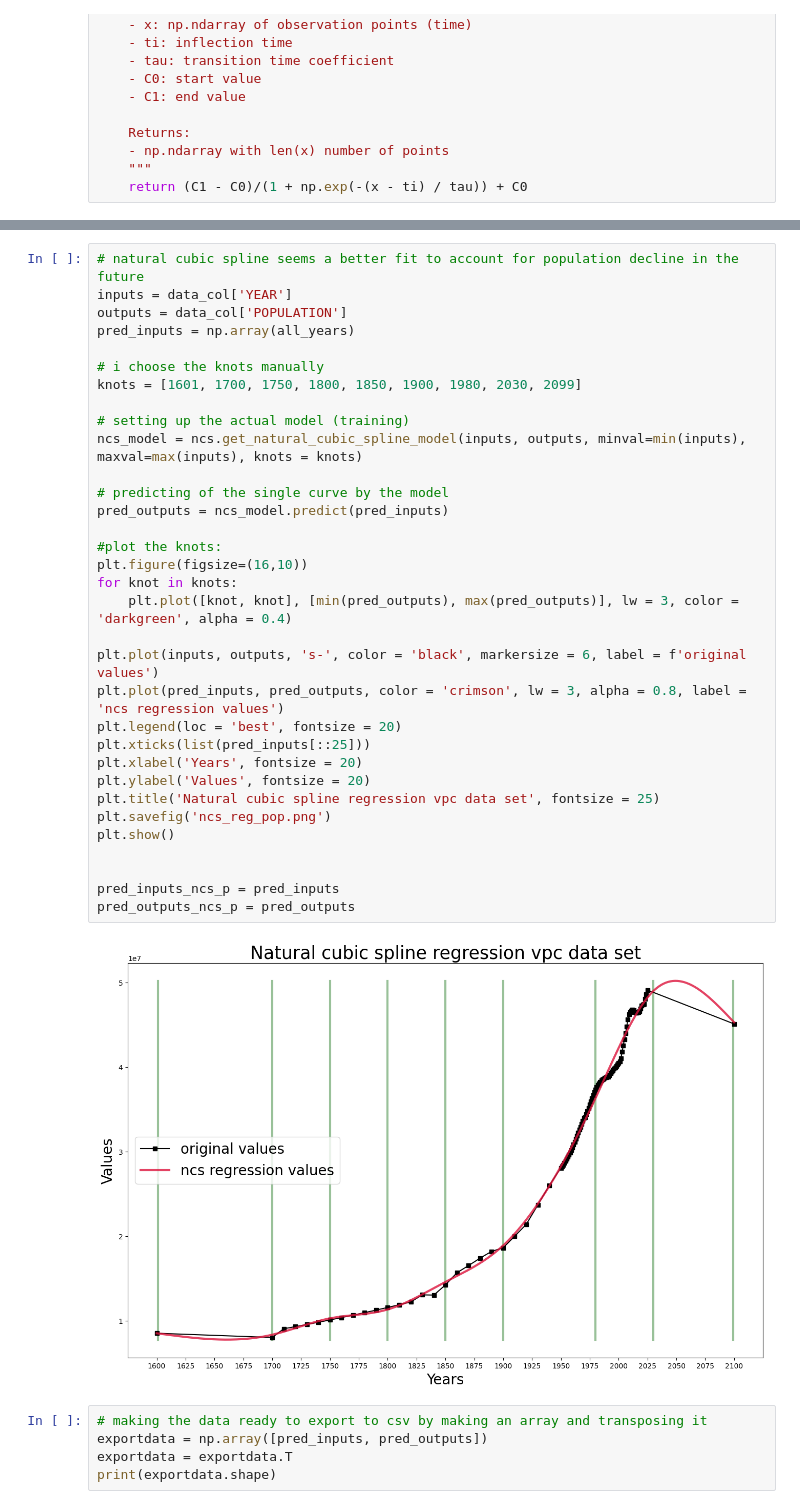
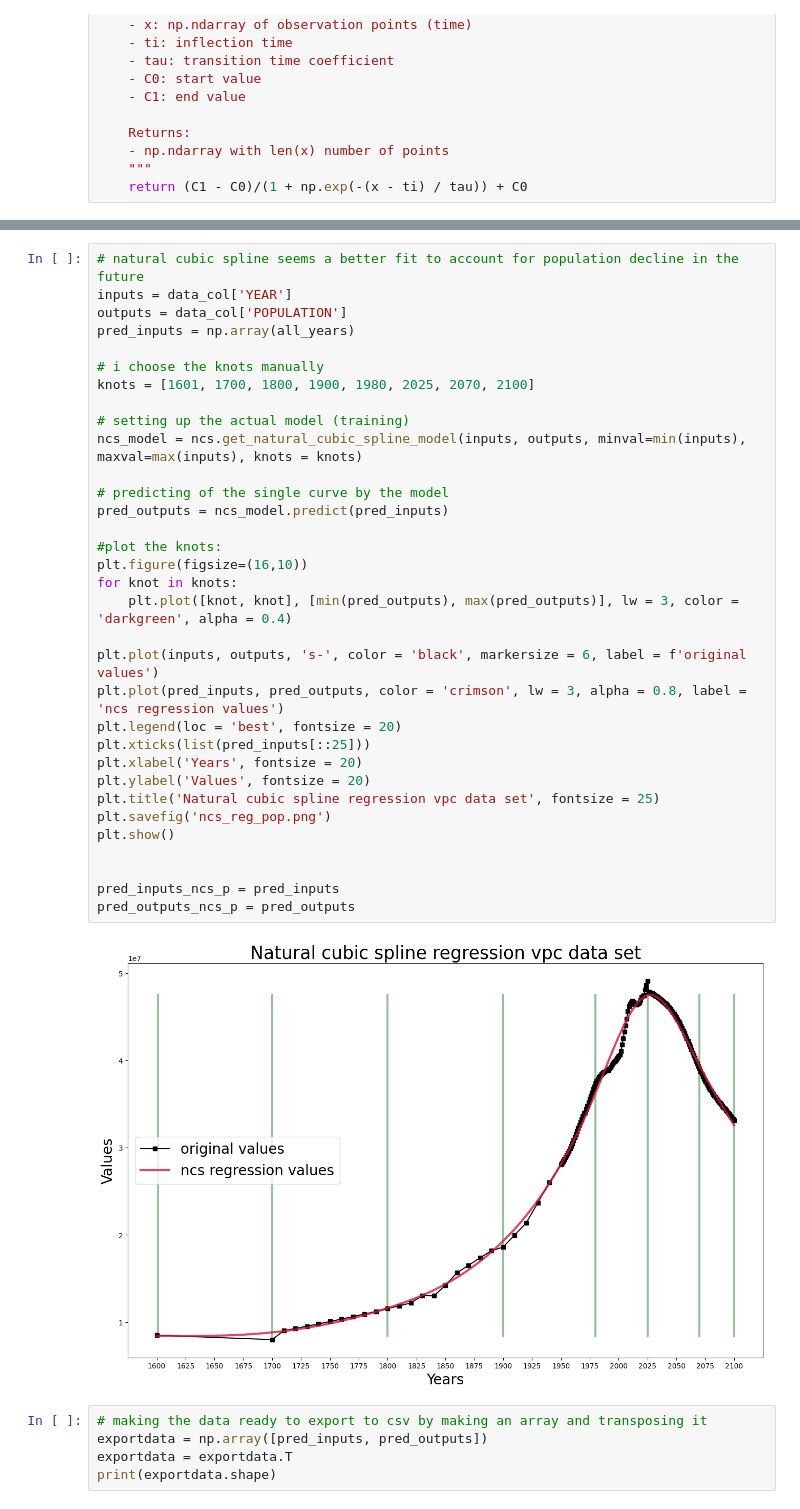
Before and after one commit to tdhunn01-design/MFA2, a Jupyter notebook: population.ipynb, the cells around one changed output, grey strips where cells are left out. Saved outputs shown, nothing was run; the diff lists cells and outputs as text.

```diff
--- a/population.ipynb
+++ b/population.ipynb
@@ -140,35 +140,35 @@ inputs = data_col['YEAR']
 outputs = data_col['POPULATION']
 pred_inputs = np.array(all_years)
 
 # i choose the knots manually
-knots = [1601, 1700, 1750, 1800, 1850, 1900, 1980, 2030, 2099]
+knots = [1601, 1700, 1800, 1900, 1980, 2025, 2070, 2100]
 
 # setting up the actual model (training)
 ncs_model = ncs.get_natural_cubic_spline_model(inputs, outputs, minval=min(inputs), maxval=max(inputs), knots = knots)
 
 # predicting of the single curve by the model
 pred_outputs = ncs_model.predict(pred_inputs)
 
 #plot the knots:
 plt.figure(figsize=(16,10))
 for knot in knots:
     plt.plot([knot, knot], [min(pred_outputs), max(pred_outputs)], lw = 3, color = 'darkgreen', alpha = 0.4)
 
 plt.plot(inputs, outputs, 's-', color = 'black', markersize = 6, label = f'original values')
 plt.plot(pred_inputs, pred_outputs, color = 'crimson', lw = 3, alpha = 0.8, label = 'ncs regression values')
 plt.legend(loc = 'best', fontsize = 20)
 plt.xticks(list(pred_inputs[::25]))
 plt.xlabel('Years', fontsize = 20)
 plt.ylabel('Values', fontsize = 20)
 plt.title('Natural cubic spline regression vpc data set', fontsize = 25)
 plt.savefig('ncs_reg_pop.png')
 plt.show()
 
 
 pred_inputs_ncs_p = pred_inputs
 pred_outputs_ncs_p = pred_outputs
 # %% [output]
-[figure, old version]
+[figure, new version]
 # %%
 # making the data ready to export to csv by making an array and transposing it
 exportdata = np.array([pred_inputs, pred_outputs])
```
Also changed, not shown: parts of 3 cells of this notebook, 6 other files.
